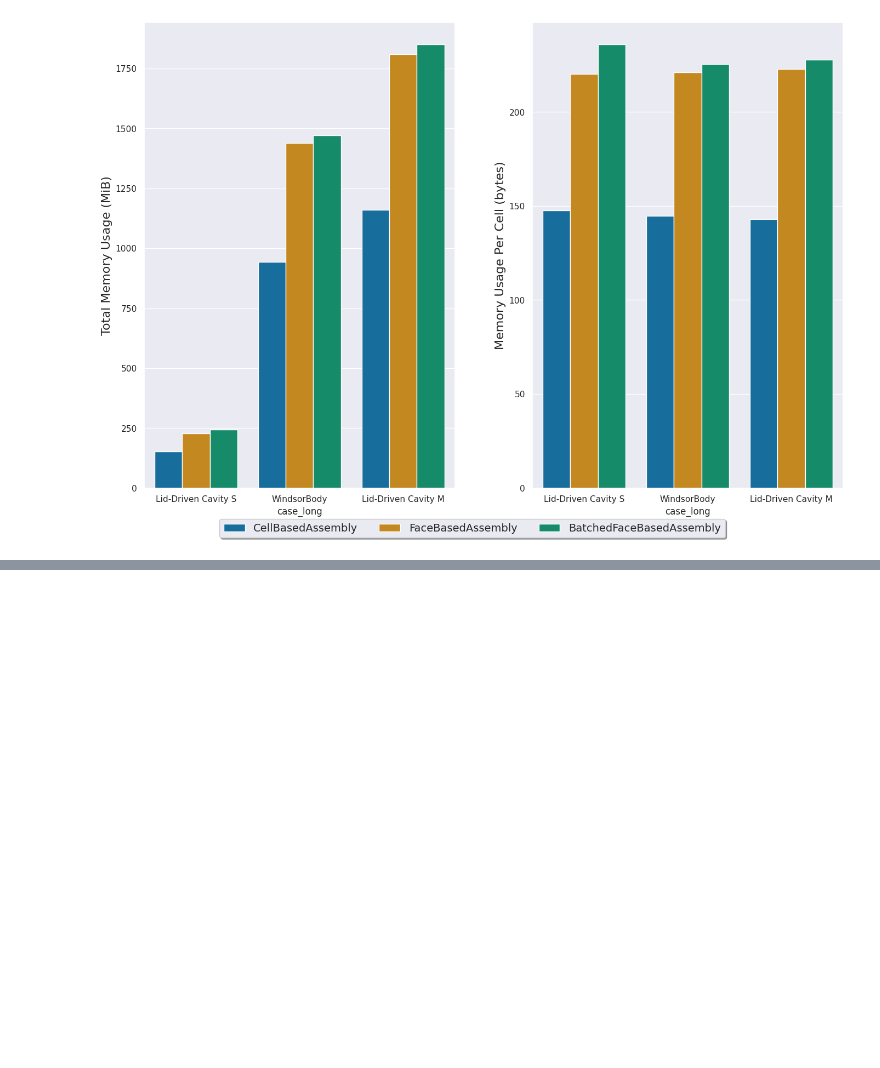
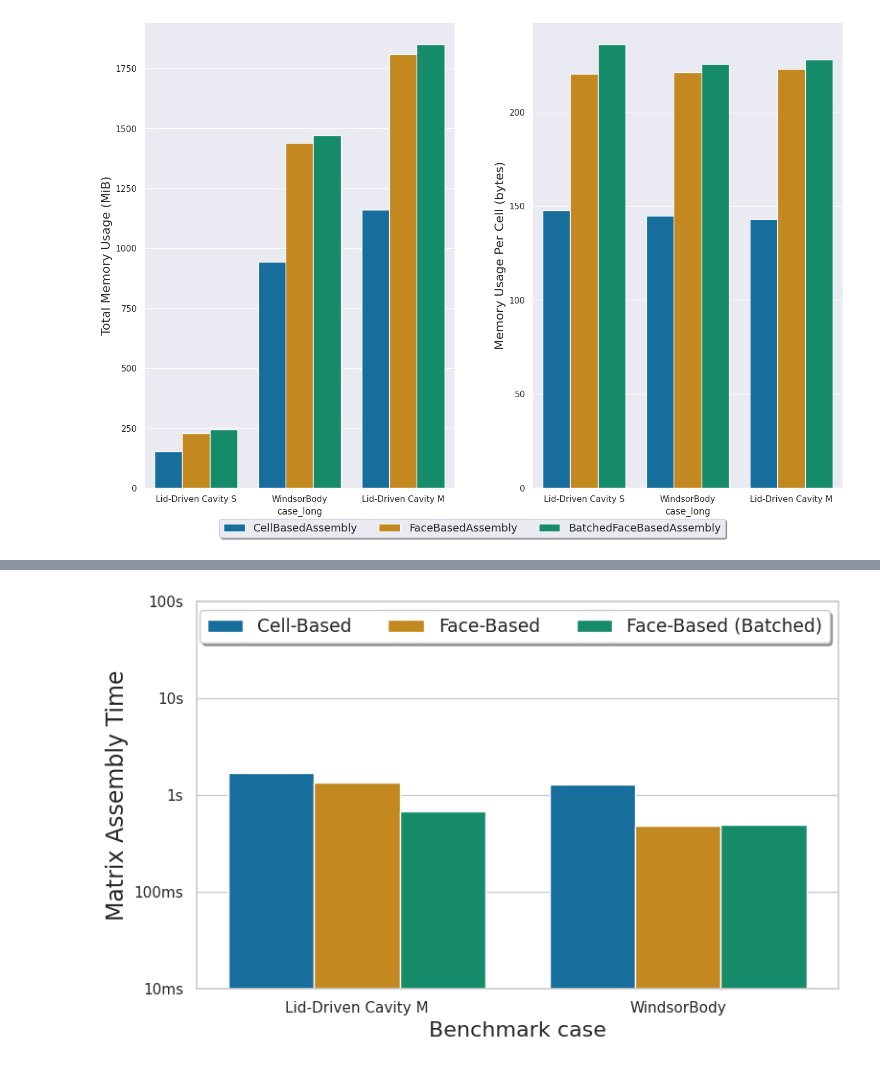
Before and after one commit to lupeterm/FVM-Prototyping, a Jupyter notebook: notebook.ipynb, the cells around one changed output, grey strips where cells are left out. Saved outputs shown, nothing was run; the diff lists cells and outputs as text; code cells hidden in the pictures; blank space fills up the shorter version.

Commit message:
wip, add buggy python version, some figures

```diff
--- a/notebook.ipynb
+++ b/notebook.ipynb
@@ -317,0 +335,8 @@ plt.savefig("figures/memory_julia.svg")
+# %%
+paper_df = df[df["language"] != "cpp"]
+paper_df = paper_df[paper_df["case_short"] != "LDC-S"]
+paper_df = paper_df[paper_df["gc_metric_joined"] == "Inclusive GC, mean"]
+paper_df['algorithm'] = paper_df['algorithm'].map({'CellBasedAssembly': 'Cell-Based', "FaceBasedAssembly": "Face-Based", "BatchedFaceBasedAssembly": "Face-Based (Batched)"})
+paper_df = paper_df.rename(columns={"algorithm": "Iteration Strategy"})
+paper_assemblyMethods = paper_df["Iteration Strategy"].unique()
+paper_df
@@ -317,0 +351,44 @@ plt.savefig("figures/memory_julia.svg")
+# %%
+fig, ax = plt.subplots(1, figsize=(8, 5))
+m = max(paper_df["time_ms"])
+n = min(paper_df["time_ms"])
+i = 0
+# sb.set(font_scale = 1.005)
+sb.set_style(style='whitegrid')
+sb.barplot(
+    data=paper_df,
+    x='case_long',
+    y='time_ms',
+    hue='Iteration Strategy',
+    hue_order=paper_assemblyMethods,
+    ax=ax,
+    palette="colorblind"
+)
+ax.set_ylabel("Matrix Assembly Time", fontsize=17)
+ax.set_xlabel("Benchmark case", fontsize=16)
+ax.set_ylim([n-n/10,m+m/10])
+ax.set_yscale("log")
+sb.move_legend(ax, "upper center")
+ax.yaxis.set_major_formatter(ScalarFormatter())
+yticks = [int(y) for y in ax.get_yticks()]
+ylabels = ["" for _ in range(len(yticks))]
+for i in range(len(yticks)):
+    if yticks[i] == 1000:
+        ylabels[i] = "1s"
+    elif yticks[i] == 10000:
+        ylabels[i] = "10s"
+    elif yticks[i] == 100000:
+        ylabels[i] = "100s"
+    else:
+        ylabels[i] = f"{yticks[i]}ms"
+ax.yaxis.set_ticks(yticks)
+ax.yaxis.set_ticklabels(ylabels)
+
+h,l = ax.get_legend_handles_labels()
+plt.tight_layout()
+ax.legend_.remove()
+ax.legend(h,l, loc="upper right",ncol=3, fancybox=True, shadow=True, fontsize=13.5)
+
+plt.savefig("figures/paper_assembly.png")
+# %% [output]
+[figure, added]
```
Also changed, not shown: parts of 6 cells of this notebook, 10 other files.
